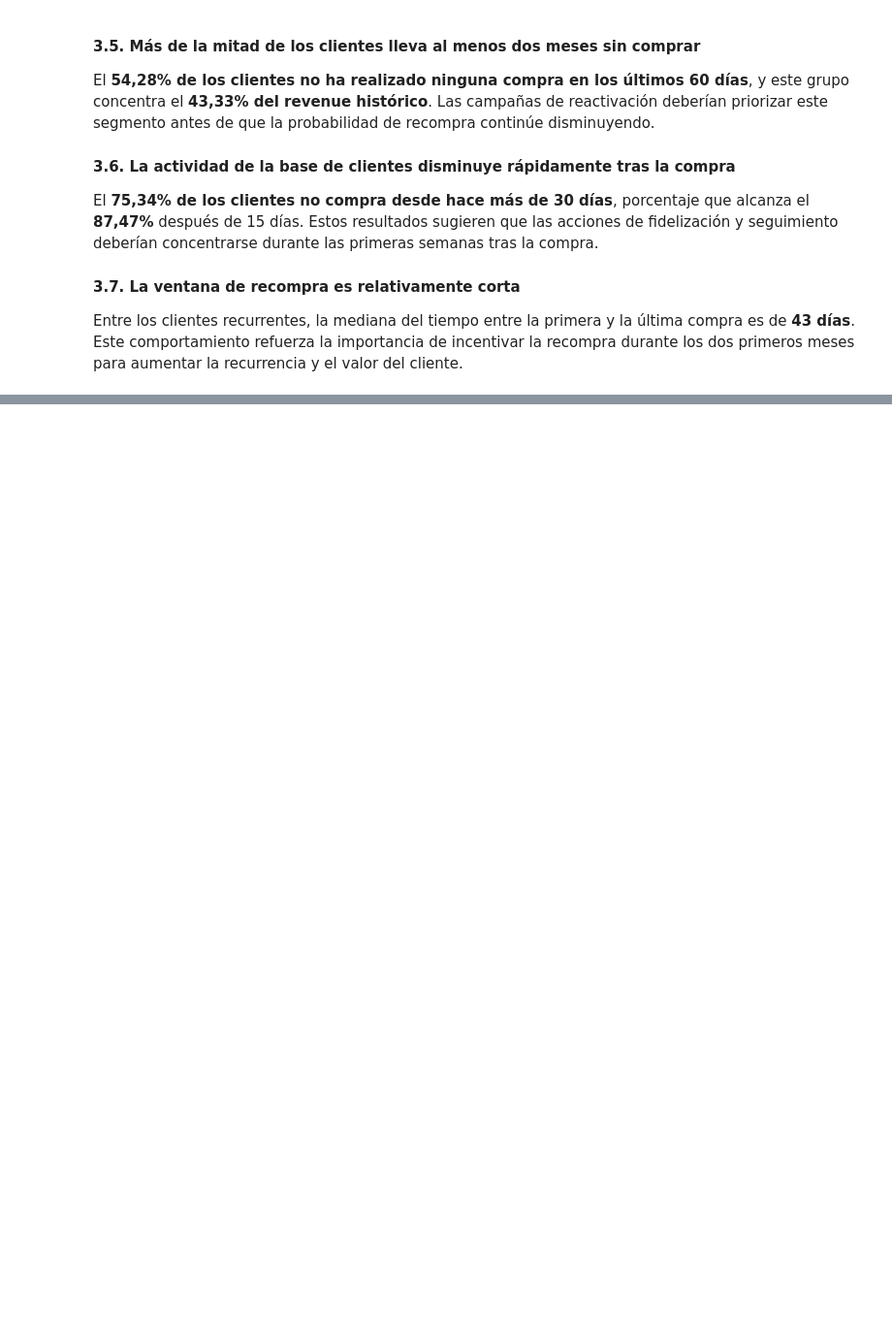
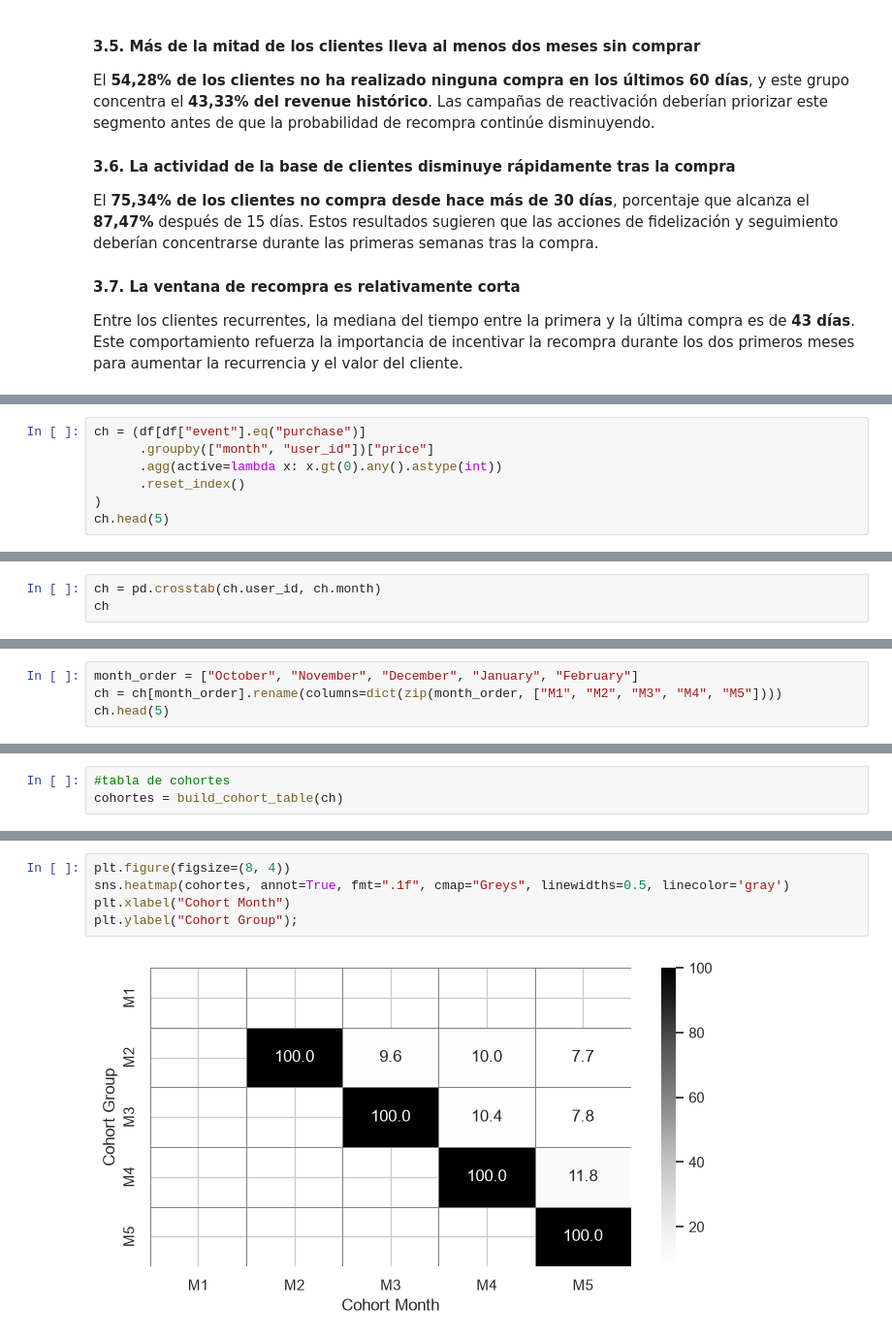
Before and after one commit to jordipsans/ecommerce-growth-analytics, a Jupyter notebook: notebooks/03_AnalisisInsights.ipynb, the cells around one changed output, grey strips where cells are left out. Shown at 97% size. Cells and saved outputs as stored; diff of their text form; blank space fills up the shorter version.

Commit message:
analisis de eventos, usuario, cohortes y LTV

```diff
--- a/notebooks/03_AnalisisInsights.ipynb
+++ b/notebooks/03_AnalisisInsights.ipynb
@@ -881,0 +895,7 @@ Entre los clientes recurrentes, la mediana del tiempo entre la primera y la últ
+# %%
+ch = (df[df["event"].eq("purchase")]
+      .groupby(["month", "user_id"])["price"]
+      .agg(active=lambda x: x.gt(0).any().astype(int))
+      .reset_index()
+)
+ch.head(5)
@@ -881,0 +909,3 @@ Entre los clientes recurrentes, la mediana del tiempo entre la primera y la últ
+# %%
+ch = pd.crosstab(ch.user_id, ch.month)
+ch
@@ -881,0 +927,4 @@ Entre los clientes recurrentes, la mediana del tiempo entre la primera y la últ
+# %%
+month_order = ["October", "November", "December", "January", "February"]
+ch = ch[month_order].rename(columns=dict(zip(month_order, ["M1", "M2", "M3", "M4", "M5"])))
+ch.head(5)
@@ -881,0 +946,3 @@ Entre los clientes recurrentes, la mediana del tiempo entre la primera y la últ
+# %%
+#tabla de cohortes
+cohortes = build_cohort_table(ch)
@@ -881,0 +958,7 @@ Entre los clientes recurrentes, la mediana del tiempo entre la primera y la últ
+# %%
+plt.figure(figsize=(8, 4))
+sns.heatmap(cohortes, annot=True, fmt=".1f", cmap="Greys", linewidths=0.5, linecolor='gray')
+plt.xlabel("Cohort Month")
+plt.ylabel("Cohort Group");
+# %% [output]
+[figure, added]
```
Also changed, not shown: parts of 40 cells of this notebook, 1 other file.
